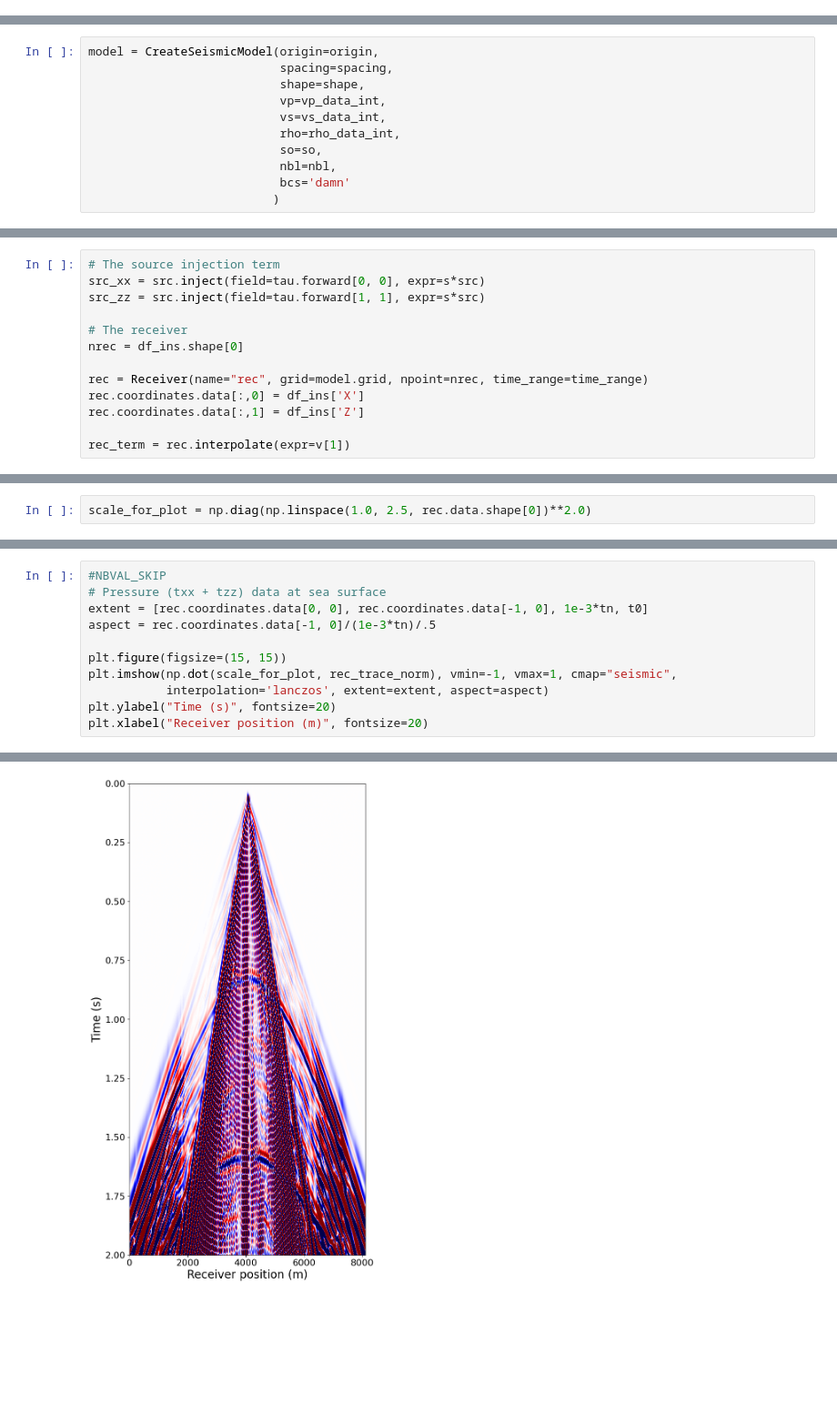
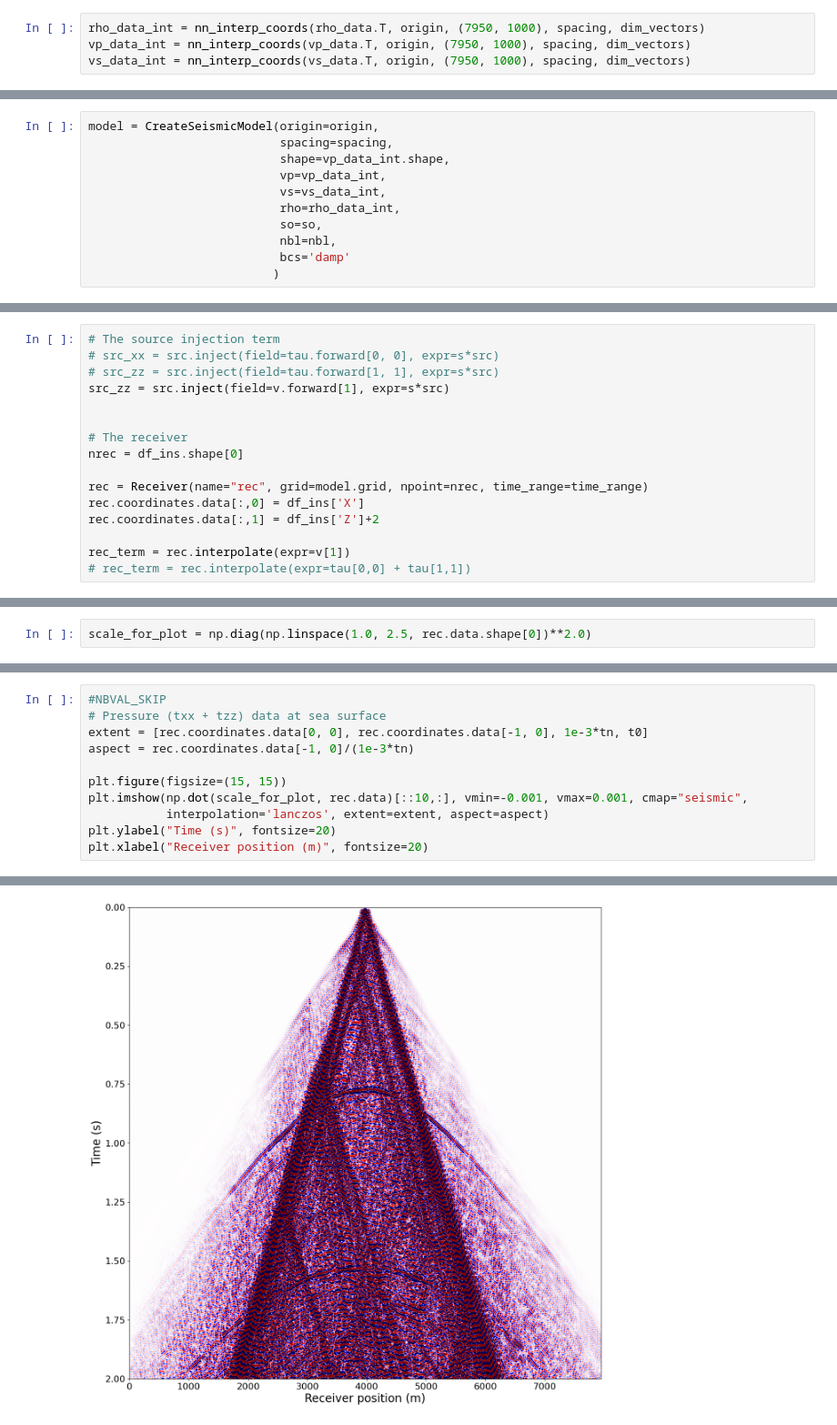
Before and after one commit to spaceswimmer/Seismic_modeling, a Jupyter notebook: 2d_vankor.ipynb, the cells around one changed output, grey strips where cells are left out. Shown at 91% size. Cells and saved outputs as stored; diff of their text form; blank space fills up the shorter version.

Commit message:
added interpolation function

```diff
--- a/2d_vankor.ipynb
+++ b/2d_vankor.ipynb
@@ -98,0 +131,4 @@ for i, scenario in enumerate(scenarios[1:]): #single check
+# %%
+rho_data_int = nn_interp_coords(rho_data.T, origin, (7950, 1000), spacing, dim_vectors)
+vp_data_int = nn_interp_coords(vp_data.T, origin, (7950, 1000), spacing, dim_vectors)
+vs_data_int = nn_interp_coords(vs_data.T, origin, (7950, 1000), spacing, dim_vectors)
@@ -98,0 +140,11 @@ for i, scenario in enumerate(scenarios[1:]): #single check
+# %%
+model = CreateSeismicModel(origin=origin,
+                           spacing=spacing,
+                           shape=vp_data_int.shape,
+                           vp=vp_data_int,
+                           vs=vs_data_int,
+                           rho=rho_data_int,
+                           so=so,
+                           nbl=nbl,
+                           bcs='damp'
+                          )
@@ -134,11 +170,0 @@ def CreateSeismicModel(vp,vs,rho, origin, spacing, shape, so, nbl, bcs='damp'):
-# %%
-model = CreateSeismicModel(origin=origin,
-                           spacing=spacing,
-                           shape=shape,
-                           vp=vp_data_int,
-                           vs=vs_data_int,
-                           rho=rho_data_int,
-                           so=so,
-                           nbl=nbl,
-                           bcs='damn'
-                          )
@@ -177,17 +187,20 @@ v = VectorTimeFunction(name='v', grid=model.grid, space_order=so, time_order=2)
 tau = TensorTimeFunction(name='t', grid=model.grid, space_order=so, time_order=2)
 # %%
 # The source injection term
-src_xx = src.inject(field=tau.forward[0, 0], expr=s*src)
-src_zz = src.inject(field=tau.forward[1, 1], expr=s*src)
+# src_xx = src.inject(field=tau.forward[0, 0], expr=s*src)
+# src_zz = src.inject(field=tau.forward[1, 1], expr=s*src)
+src_zz = src.inject(field=v.forward[1], expr=s*src)
+
 
 # The receiver
 nrec = df_ins.shape[0]
 
 rec = Receiver(name="rec", grid=model.grid, npoint=nrec, time_range=time_range)
 rec.coordinates.data[:,0] = df_ins['X']
-rec.coordinates.data[:,1] = df_ins['Z']
+rec.coordinates.data[:,1] = df_ins['Z']+2
 
 rec_term = rec.interpolate(expr=v[1])
+# rec_term = rec.interpolate(expr=tau[0,0] + tau[1,1])
 # %%
 # Now let's try and create the staggered updates
 # Lame parameters
@@ -257,14 +277,14 @@ scale_for_plot = np.diag(np.linspace(1.0, 2.5, rec.data.shape[0])**2.0)
 # %%
 #NBVAL_SKIP
 # Pressure (txx + tzz) data at sea surface
 extent = [rec.coordinates.data[0, 0], rec.coordinates.data[-1, 0], 1e-3*tn, t0]
-aspect = rec.coordinates.data[-1, 0]/(1e-3*tn)/.5
+aspect = rec.coordinates.data[-1, 0]/(1e-3*tn)
 
 plt.figure(figsize=(15, 15))
-plt.imshow(np.dot(scale_for_plot, rec_trace_norm), vmin=-1, vmax=1, cmap="seismic",
+plt.imshow(np.dot(scale_for_plot, rec.data)[::10,:], vmin=-0.001, vmax=0.001, cmap="seismic",
            interpolation='lanczos', extent=extent, aspect=aspect)
 plt.ylabel("Time (s)", fontsize=20)
 plt.xlabel("Receiver position (m)", fontsize=20)
 # %% [output]
 Text(0.5, 0, 'Receiver position (m)')
-[figure, old version]
+[figure, new version]
```
Also changed, not shown: parts of 26 cells of this notebook.
